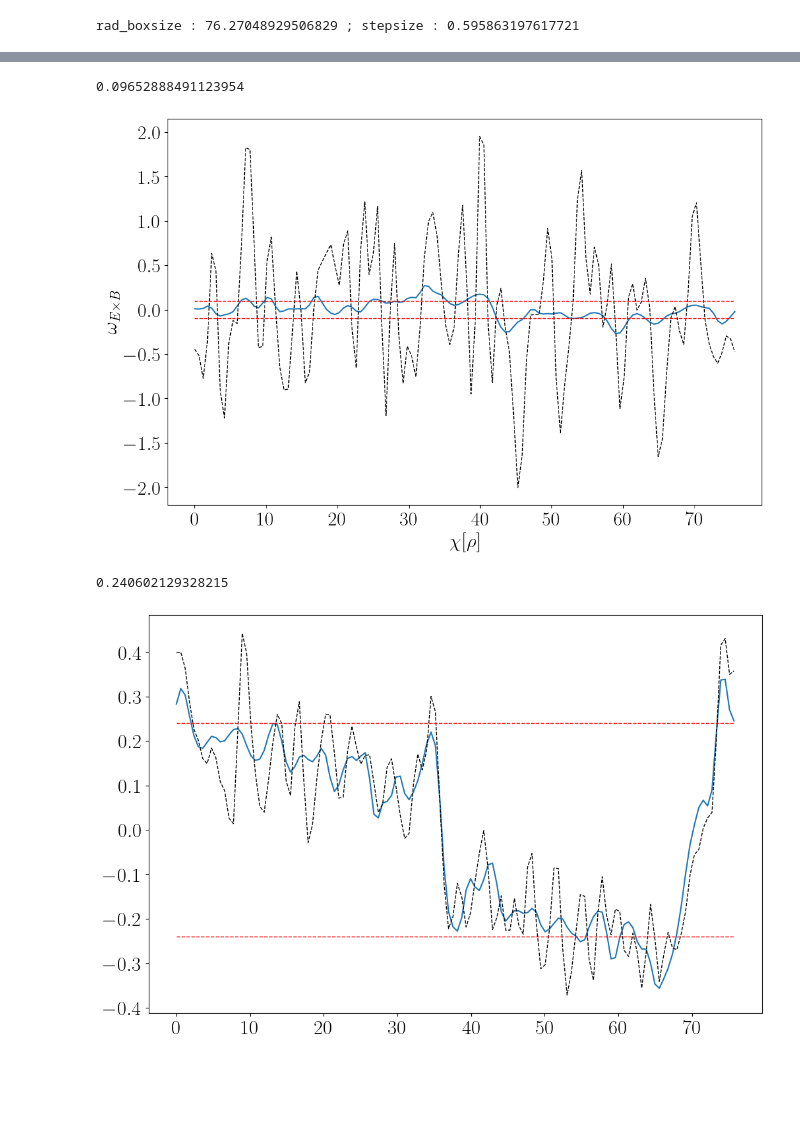
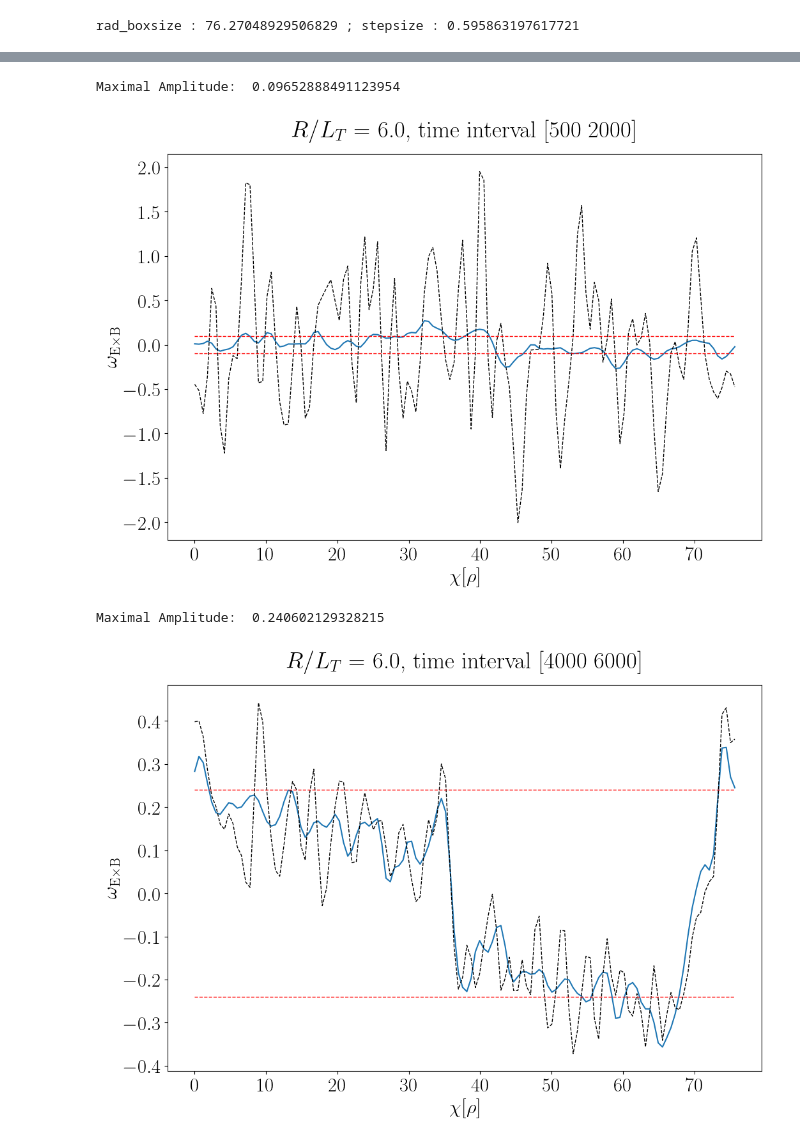
Before and after one commit to ManeLippert/Bachelorthesis-Shearingrate-Convergence, a Jupyter notebook: evaluation/evaluation.ipynb, the cells around one changed output, grey strips where cells are left out. Cells and saved outputs as stored; diff of their text form; code cells hidden in the pictures; blank space fills up the shorter version.

```diff
--- a/evaluation/evaluation.ipynb
+++ b/evaluation/evaluation.ipynb
@@ -67,29 +76,29 @@ plt.savefig('../pictures/'+data+'/'+data+'_wexb_all.pdf', bbox_inches='tight')
 # %%
 # Plot from 500:2000 timesteps with mean over that interval
 # Plot of a signal in the middle of the time interval (1250)
 start, end = 500, 2000
 
 wexb, wexb_middle = gkw.shearing_rate_wexb_interval(zonal_pot, dx, start, end)
 
 wexb_fft = np.fft.fft(wexb)
 wexb_amp = 2/ zonal_pot.shape[0] * np.abs(wexb_fft)
 wexb_amp_max = max(wexb_amp)
 
-print(wexb_amp_max)
+print('Maximal Amplitude: ', wexb_amp_max)
 
 plt.plot(rad_coord, wexb)
 plt.plot(rad_coord, wexb_middle, 'black', linestyle='--', linewidth=1)
 plt.plot(rad_coord, np.repeat(wexb_amp_max, len(rad_coord)), 'r', linestyle='--', linewidth=1)
 plt.plot(rad_coord, -np.repeat(wexb_amp_max, len(rad_coord)), 'r', linestyle='--', linewidth=1)
 
-plt.title(r'$R/L_T = 6.0$')
+plt.title(r'$R/L_T =$ ' + rlt + ', time interval [' + str(start) + ' ' + str(end) + ']', pad=20)
 plt.xlabel(r'$\chi[\rho]$')
-plt.ylabel(r'$\omega_{E \times B}$')
+plt.ylabel(r'$\omega_{\mathrm{E \times B}}$')
 
 plt.savefig('../pictures/'+data+'/'+data+'_wexb_'+str(start)+'_'+str(end)+'.pdf', bbox_inches='tight')
 # %% [output]
-0.09652888491123954
+Maximal Amplitude:  0.09652888491123954
-[figure, old version]
+[figure, new version]
 # %%
 # Plot from 4000:6000 timesteps with mean over that interval
 # Plot of a signal in the middle of the time interval (5000)
@@ -101,17 +110,21 @@ wexb_fft = np.fft.fft(wexb)
 wexb_amp = 2/ zonal_pot.shape[0] * np.abs(wexb_fft)
 wexb_amp_max = max(wexb_amp)
 
-print(wexb_amp_max)
+print('Maximal Amplitude: ',wexb_amp_max)
 
 plt.plot(rad_coord, wexb)
 plt.plot(rad_coord, wexb_middle, 'black', linestyle='--', linewidth=1)
 plt.plot(rad_coord, np.repeat(wexb_amp_max, len(rad_coord)), 'r', linestyle='--', linewidth=1)
 plt.plot(rad_coord, -np.repeat(wexb_amp_max, len(rad_coord)), 'r', linestyle='--', linewidth=1)
 
+plt.title(r'$R/L_T =$ ' + rlt + ', time interval [' + str(start) + ' ' + str(end) + ']', pad=20)
+plt.xlabel(r'$\chi[\rho]$')
+plt.ylabel(r'$\omega_{\mathrm{E \times B}}$')
+
 plt.savefig('../pictures/'+data+'/'+data+'_wexb_'+str(start)+'_'+str(end)+'.pdf', bbox_inches='tight')
 # %% [output]
-0.240602129328215
+Maximal Amplitude:  0.240602129328215
-[figure, old version]
+[figure, new version]
 # %%
 # Plot from 7000:10000 timesteps with mean over that interval
 # Plot of a signal in the middle of the time interval (8500)
```
Also changed, not shown: parts of 4 cells of this notebook.
